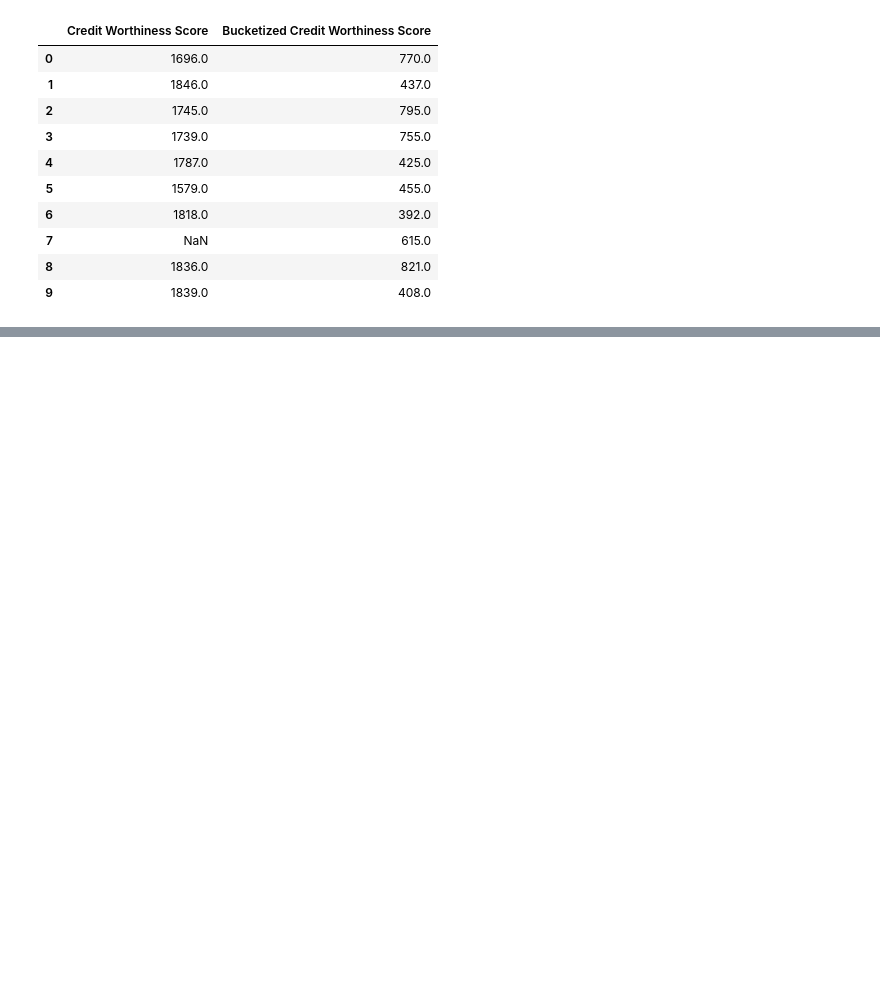
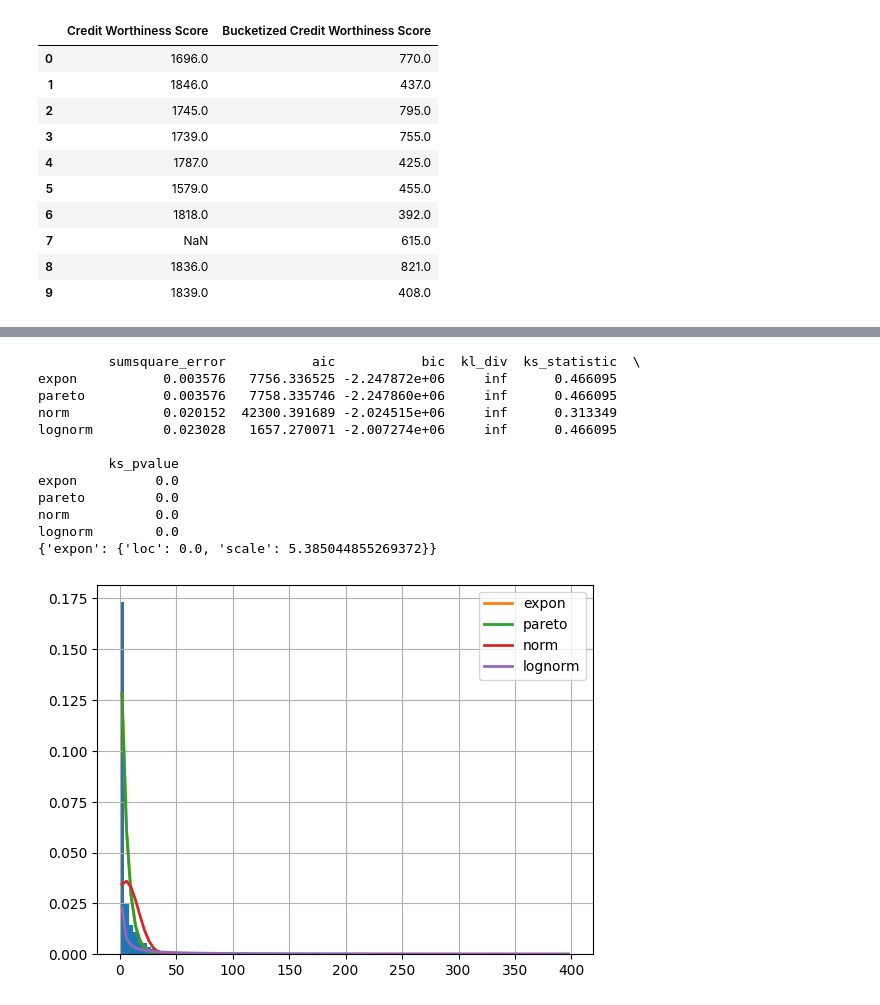
Before and after one commit to aryanpandey/MS4610-Final_Project, a Jupyter notebook: EDA.ipynb, the cells around one changed output, grey strips where cells are left out. Cells and saved outputs as stored; diff of their text form; code cells hidden in the pictures; blank space fills up the shorter version.

```diff
--- a/EDA.ipynb
+++ b/EDA.ipynb
@@ -222,0 +300,16 @@ df['Credit_Ratio'] = df['Credit Amount Paid (Prev Year)']/ df['Credit Lines with
+# %%
+get_fit(df['Default Severity (Any Loan)'].dropna().values)
+# %% [output]
+         sumsquare_error           aic           bic  kl_div  ks_statistic  \
+expon           0.003576   7756.336525 -2.247872e+06     inf      0.466095
+pareto          0.003576   7758.335746 -2.247860e+06     inf      0.466095
+norm            0.020152  42300.391689 -2.024515e+06     inf      0.313349
+lognorm         0.023028   1657.270071 -2.007274e+06     inf      0.466095
+
+         ks_pvalue
+expon          0.0
+pareto         0.0
+norm           0.0
+lognorm        0.0
+{'expon': {'loc': 0.0, 'scale': 5.385044855269372}}
+[figure, added]
```
Also changed, not shown: parts of 15 cells of this notebook.
